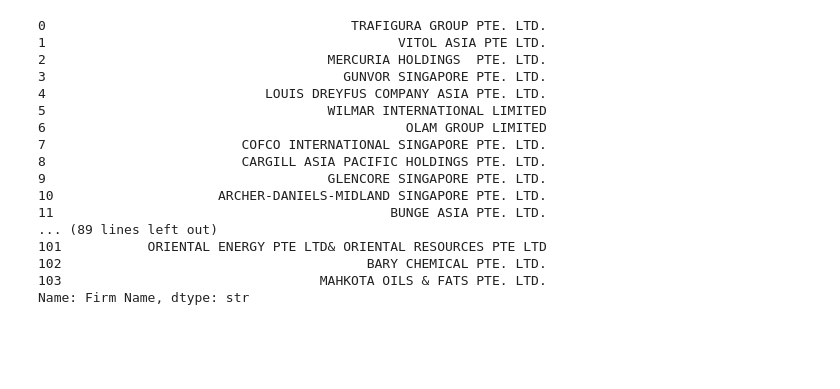
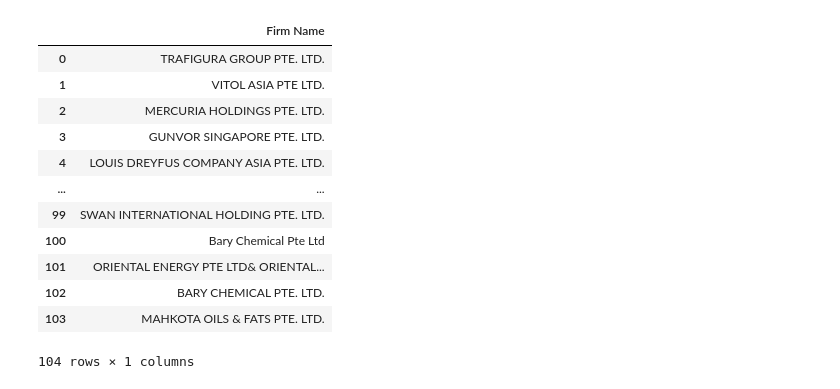
Before and after one commit to Mona212004/sna_trader_financier_lawyer, a Jupyter notebook: entity_resolution/2_entity_resolution.ipynb, the cells around one changed output. Cells and saved outputs as stored; diff of their text form; code cells hidden in the pictures; blank space fills up the shorter version.

```diff
--- a/entity_resolution/2_entity_resolution.ipynb
+++ b/entity_resolution/2_entity_resolution.ipynb
@@ -20,43 +20,43 @@ p2 = pd.read_csv(r"D:\commo\code\cleaned_pillars\cleaned_pillar2.csv", encoding=
 p3 = pd.read_csv(r"D:\commo\code\cleaned_pillars\cleaned_pillar3.csv", encoding="utf-8")
 # %%
 # pillar 1 legal names
-# combine 3 columns in pillar 1
+import re
 df1 = p1['Legal Name / ACRA UEN'].copy()
 # remove brackets from legal name col
 df1= df1.str.replace(r"[\(\[].*?[\)\]]", "", regex=True).str.strip()
-
-#remove the UEN
+# remove the UEN
 import re
 def strip_uen(cell):
     if not isinstance(cell, str) or not cell.strip():
         return cell
     # remove everything from the slash onward (the UEN number/code)
     # handles inconsistent spacing before/after the slash
     return re.sub(r"\s*/\s*[A-Za-z0-9]+\s*", "", cell).strip()
 
 df1 = df1.apply(strip_uen)
+# convert to dataframe
+df1 = df1.rename("Firm Name").to_frame() #after running this, df1['Firm Name'] works
 
-#rename to Firm name
-df1.name = 'Firm Name'
+#index 90 is pacific minerals
+df1.loc[90, 'Firm Name'] = 'Pacific Minerals'
+# index 91 is trimax group
+df1.loc[91, 'Firm Name'] = "Trimex Group"
+
 df1
 # %% [output]
+|  | Firm Name |
+| 0 | TRAFIGURA GROUP PTE. LTD. |
+| 1 | VITOL ASIA PTE LTD. |
+| 2 | MERCURIA HOLDINGS PTE. LTD. |
+| 3 | GUNVOR SINGAPORE PTE. LTD. |
+| 4 | LOUIS DREYFUS COMPANY ASIA PTE. LTD. |
+| ... | ... |
+| 99 | SWAN INTERNATIONAL HOLDING PTE. LTD. |
+| 100 | Bary Chemical Pte Ltd |
+| 101 | ORIENTAL ENERGY PTE LTD& ORIENTAL... |
+| 102 | BARY CHEMICAL PTE. LTD. |
+| 103 | MAHKOTA OILS & FATS PTE. LTD. |
-0                                       TRAFIGURA GROUP PTE. LTD.
-1                                             VITOL ASIA PTE LTD.
-2                                    MERCURIA HOLDINGS  PTE. LTD.
-3                                      GUNVOR SINGAPORE PTE. LTD.
-4                            LOUIS DREYFUS COMPANY ASIA PTE. LTD.
-5                                    WILMAR INTERNATIONAL LIMITED
-6                                              OLAM GROUP LIMITED
-7                         COFCO INTERNATIONAL SINGAPORE PTE. LTD.
-8                         CARGILL ASIA PACIFIC HOLDINGS PTE. LTD.
-9                                    GLENCORE SINGAPORE PTE. LTD.
-10                     ARCHER-DANIELS-MIDLAND SINGAPORE PTE. LTD.
-11                                           BUNGE ASIA PTE. LTD.
-... (89 lines left out)
-101           ORIENTAL ENERGY PTE LTD& ORIENTAL RESOURCES PTE LTD
-102                                       BARY CHEMICAL PTE. LTD.
-103                                 MAHKOTA OILS & FATS PTE. LTD.
-Name: Firm Name, dtype: str
+104 rows × 1 columns
 # %%
 # p2 known client base
 df2 = p2[['Firm Name','Known Client Base', 'Notable Cases / Disputes']].copy()
```
Also changed, not shown: parts of 18 cells of this notebook, 5 other files.
